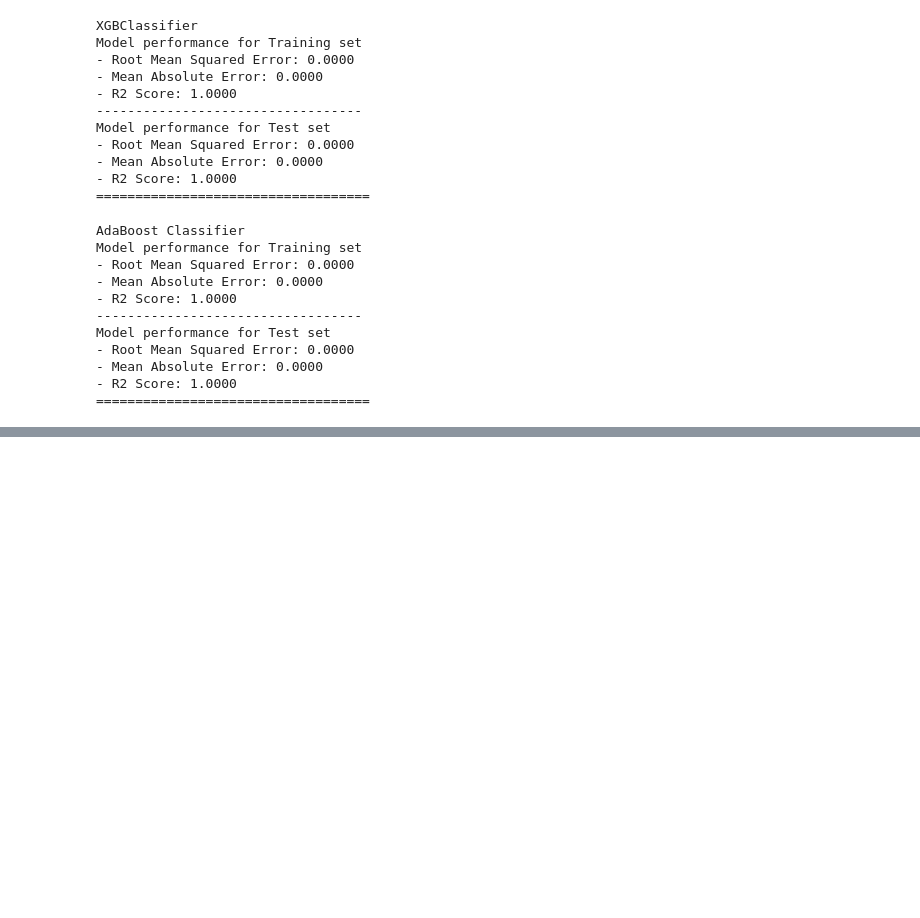
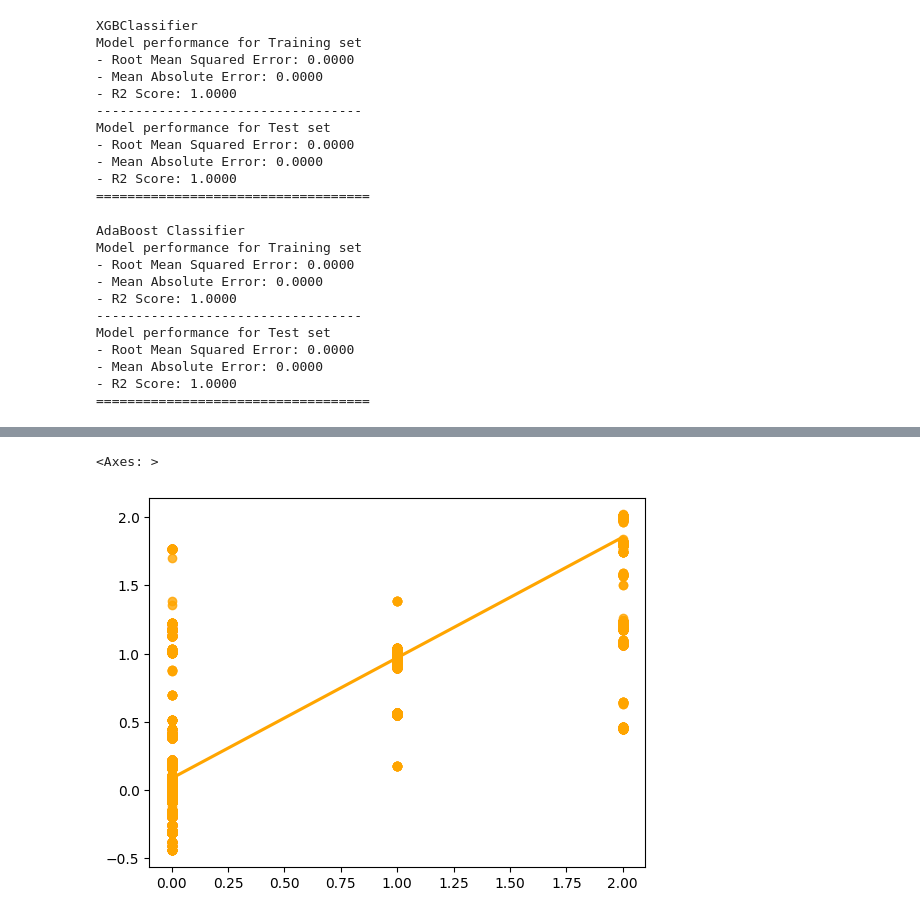
Before and after one commit to Sheetaljain10/EV_classifier, a Jupyter notebook: notebook/Model_training.ipynb, the cells around one changed output, grey strips where cells are left out. Drawn from its saved outputs; the diff is of its cells as text; code cells hidden in the pictures; blank space fills up the shorter version.

```diff
--- a/notebook/Model_training.ipynb
+++ b/notebook/Model_training.ipynb
@@ -243,0 +271,5 @@ Model performance for Test set
+# %%
+sns.regplot(x=y_test_encoded,y=y_pred,ci=None,color ='orange')
+# %% [output]
+<Axes: >
+[figure, added]
```
Also changed, not shown: parts of 8 cells of this notebook, 4 other files.
